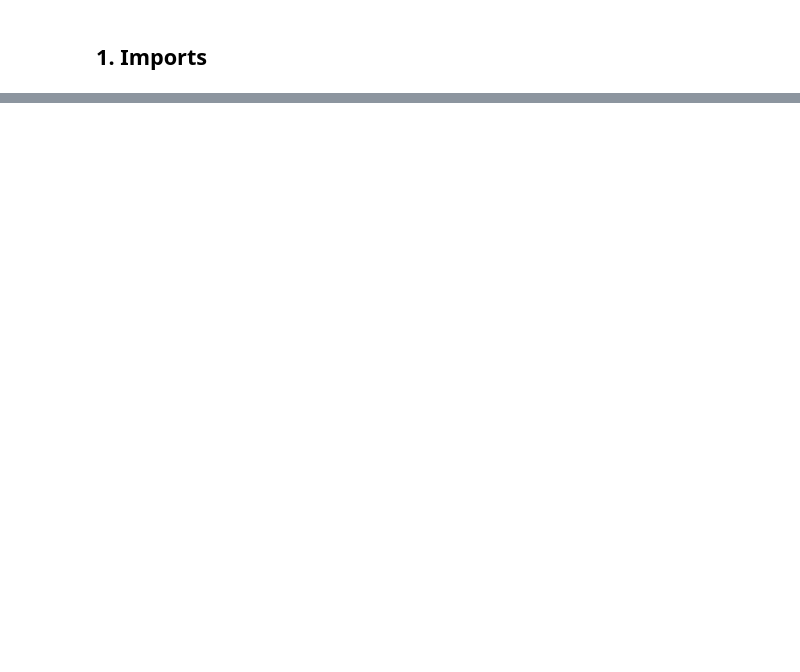
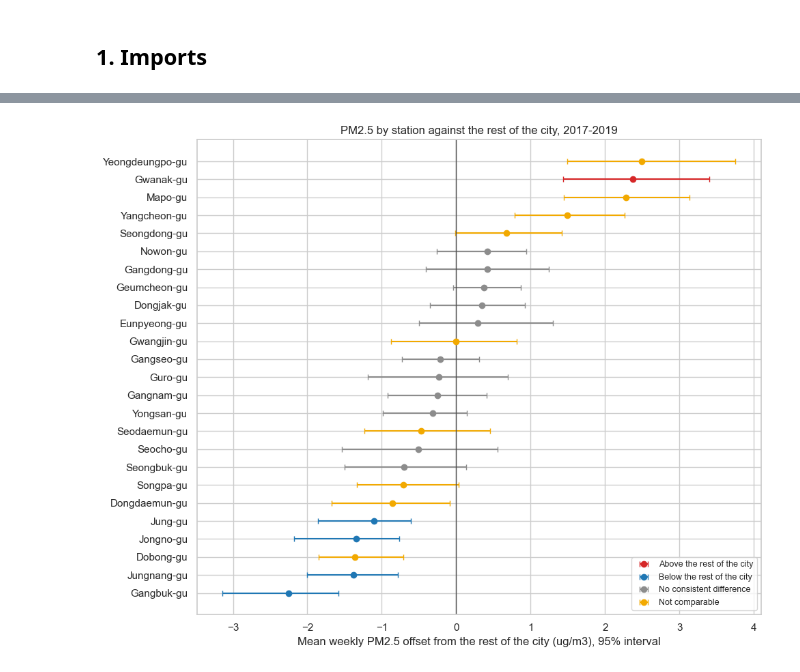
Before and after one commit to moliiner/air_pollution_analysis_seoul, a Jupyter notebook: notebooks/03_eda_spatial.ipynb, the cells around one changed output, grey strips where cells are left out. Saved outputs shown, nothing was run; the diff lists cells and outputs as text; code cells hidden in the pictures; blank space fills up the shorter version.

```diff
--- a/notebooks/03_eda_spatial.ipynb
+++ b/notebooks/03_eda_spatial.ipynb
@@ -162,0 +483,22 @@ Pairwise correlation of daily PM2.5 between districts: min 0.90, median 0.95
+# %%
+colors = {"Above the rest of the city": "#d62728", "Below the rest of the city": "#1f77b4",
+          "No consistent difference": "0.55", "Not comparable": "#f2a900"}
+fig, ax = plt.subplots(figsize=(10, 8))
+c = comparison.iloc[::-1]
+positions = np.arange(len(c))
+for label, color in colors.items():
+    mask = (c["category"] == label).to_numpy()
+    ax.errorbar(c["offset"][mask].to_numpy(), positions[mask], fmt="o", color=color, capsize=3, label=label,
+                xerr=[(c["offset"] - c["offset_low"])[mask].to_numpy(),
+                      (c["offset_high"] - c["offset"])[mask].to_numpy()])
+ax.axvline(0, color="0.3", lw=1)
+ax.set_yticks(positions)
+ax.set_yticklabels(c.index)
+ax.set_xlabel("Mean weekly PM2.5 offset from the rest of the city (ug/m3), 95% interval")
+ax.set_title("PM2.5 by station against the rest of the city, 2017-2019")
+ax.legend(loc="lower right", fontsize=9)
+fig.tight_layout()
+fig.savefig(config.FIGURES / "03_station_offsets.png", dpi=120)
+plt.show()
+# %% [output]
+[figure, added]
```
Also changed, not shown: parts of 37 cells of this notebook, 16 other files.
